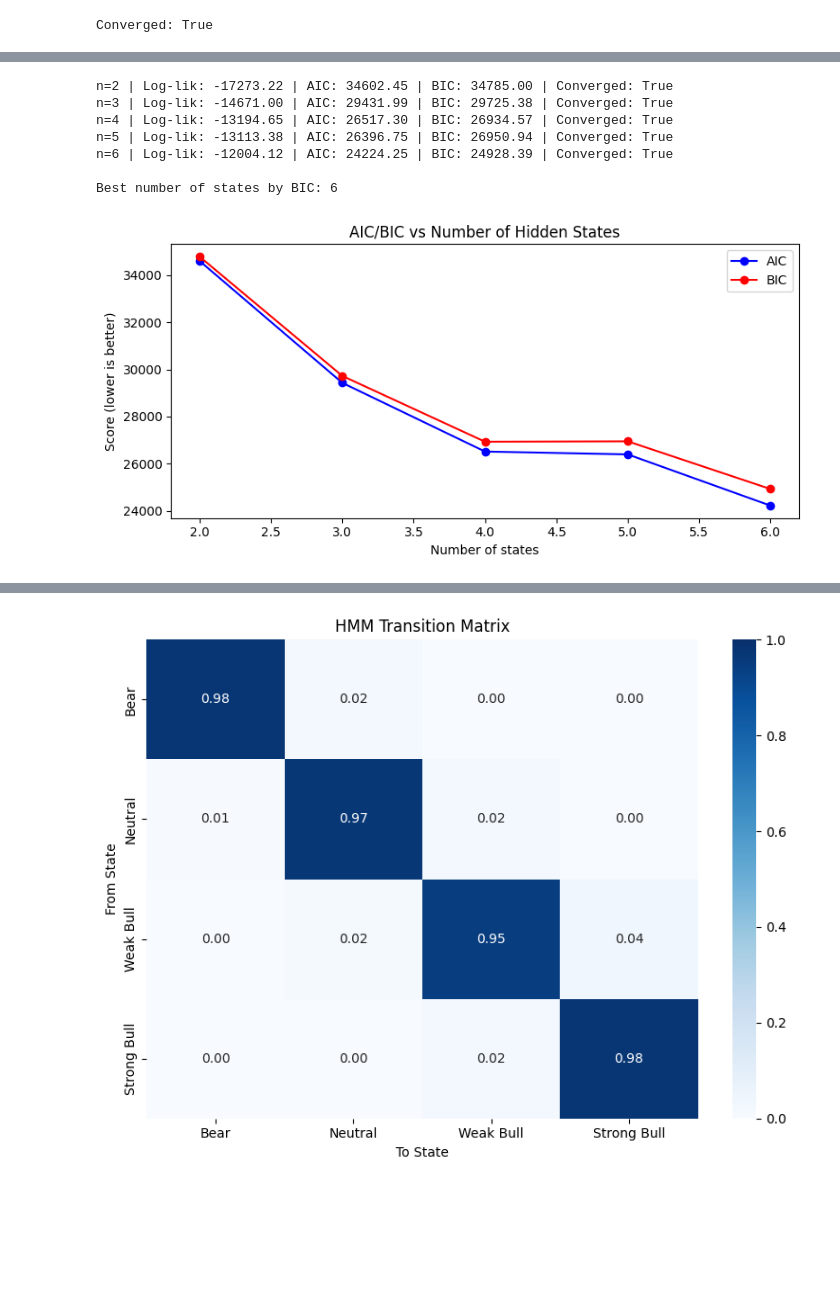
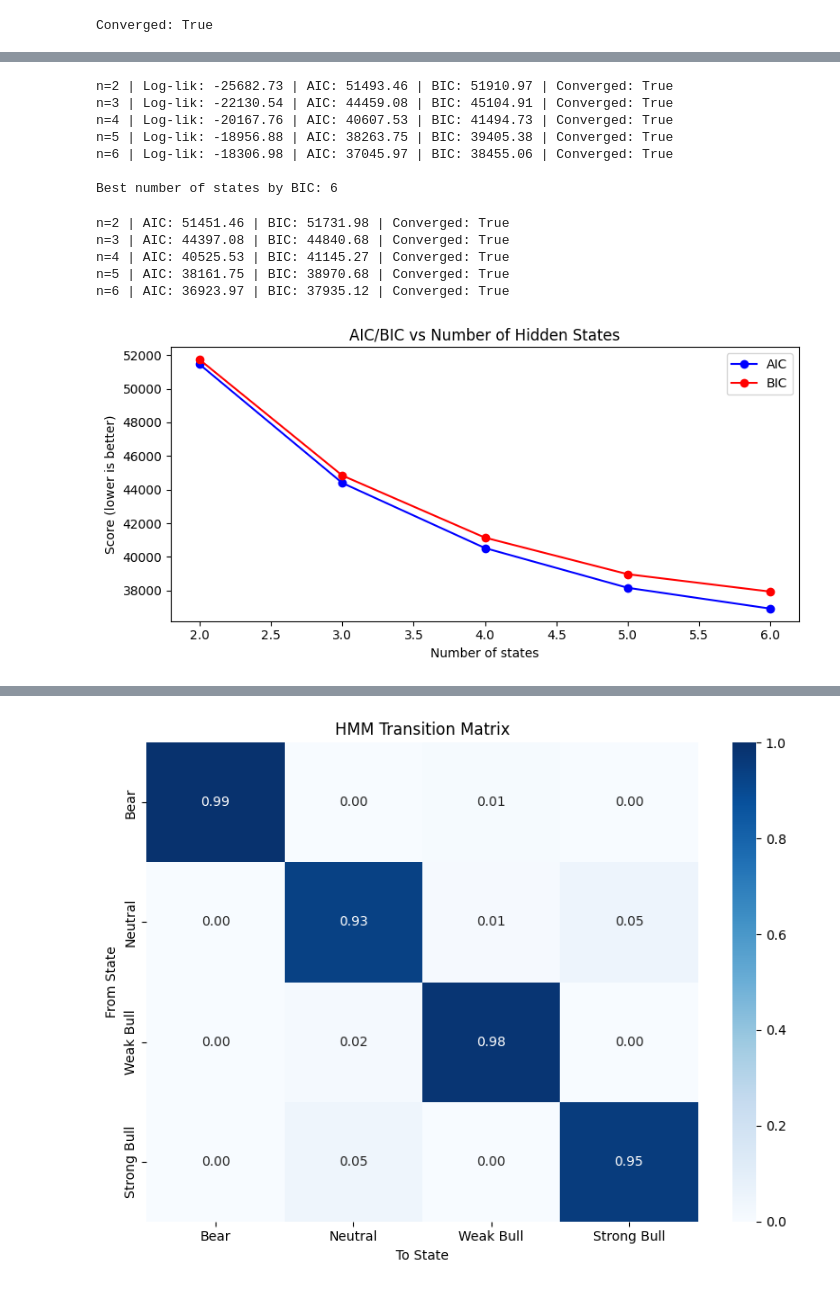
Before and after one commit to Bob1961113/hmm-regime-detection, a Jupyter notebook: notebooks/04_hmm_state_persistence.ipynb, the cells around one changed output, grey strips where cells are left out. Cells and saved outputs as stored; diff of their text form; code cells hidden in the pictures; blank space fills up the shorter version.

```diff
--- a/notebooks/04_hmm_state_persistence.ipynb
+++ b/notebooks/04_hmm_state_persistence.ipynb
@@ -8,19 +8,36 @@ import matplotlib.pyplot as plt
 import seaborn as sns
 # %%
 #Data (We use log returns)
-data = yf.download('SPY', start='2005-01-01', end='2025-01-01', auto_adjust=True)
+data = yf.download('SPY', start='2005-01-01', end='2026-01-01', auto_adjust=True)
 close = data['Close'].squeeze()
+open = data['Open'].squeeze()
 returns = np.log(close / close.shift(1)).dropna()
 
 rolling_vol = returns.rolling(20).std()
 
 momentum = returns.rolling(10).mean()
 
+long_momentum =returns.rolling(30).mean()
+
+overnight_gap = np.log(open / close.shift(1))
+
+rolling_max = close.rolling(252).max()
+drawdown = np.log(close / rolling_max)
+
+#TESTER MAYBE REMOVE
+volume = data['Volume'].squeeze()
+volume_ma = volume.rolling(20).mean()
+relative_volume = np.log(volume_ma / volume_ma.shift(1))
+
 #Rolling volatility (20 day window) + Momentum (10 day window)
 features = pd.DataFrame({
     'returns': returns,
     'volatility': rolling_vol,
-    'momentum': momentum
+    #'momentum': momentum,
+    'long_momentum': long_momentum,
+    'volume': relative_volume,
+    #'open_close': overnight_gap
+    'drawdown': drawdown
 }).dropna()
 
 print(f"Data loaded: {len(features)} trading days")
@@ -132,7 +163,7 @@ def compute_aic_bic(model, X):
 
     return aic, bic
 # %%
-results = []
+result = []
 all_scaled = scaler.transform(features)
 
 for n in range(2, 7):
@@ -141,32 +172,49 @@ for n in range(2, 7):
     m.fit(scaled_train)
 
     aic, bic = compute_aic_bic(m, all_scaled)
-    results.append((n, m.score(all_scaled), aic, bic, m.monitor_.converged))
+    result.append((n, m.score(all_scaled), aic, bic, m.monitor_.converged))
     print(f"n={n} | Log-lik: {m.score(all_scaled):.2f} | AIC: {aic:.2f} | BIC: {bic:.2f} | Converged: {m.monitor_.converged}")
 
-best_n = results[np.argmin([r[3] for r in results])][0]
+best_n = result[np.argmin([r[3] for r in result])][0]
 print(f"\nBest number of states by BIC: {best_n}")
 # %% [output]
-n=2 | Log-lik: -17273.22 | AIC: 34602.45 | BIC: 34785.00 | Converged: True
-n=3 | Log-lik: -14671.00 | AIC: 29431.99 | BIC: 29725.38 | Converged: True
-n=4 | Log-lik: -13194.65 | AIC: 26517.30 | BIC: 26934.57 | Converged: True
-n=5 | Log-lik: -13113.38 | AIC: 26396.75 | BIC: 26950.94 | Converged: True
-n=6 | Log-lik: -12004.12 | AIC: 24224.25 | BIC: 24928.39 | Converged: True
+n=2 | Log-lik: -25682.73 | AIC: 51493.46 | BIC: 51910.97 | Converged: True
+n=3 | Log-lik: -22130.54 | AIC: 44459.08 | BIC: 45104.91 | Converged: True
+n=4 | Log-lik: -20167.76 | AIC: 40607.53 | BIC: 41494.73 | Converged: True
+n=5 | Log-lik: -18956.88 | AIC: 38263.75 | BIC: 39405.38 | Converged: True
+n=6 | Log-lik: -18306.98 | AIC: 37045.97 | BIC: 38455.06 | Converged: True
 
 Best number of states by BIC: 6
+# %%
+results = []
+
+for n in range(2, 7):
+    m = GaussianHMM(n_components=n, covariance_type="full", n_iter=200, random_state=42)
+    m.fit(scaled_train)
+
+    aic = m.aic(all_scaled)
+    bic = m.bic(all_scaled)
+    results.append((n, aic, bic))
+    print(f"n={n} | AIC: {aic:.2f} | BIC: {bic:.2f} | Converged: {m.monitor_.converged}")
+# %% [output]
+n=2 | AIC: 51451.46 | BIC: 51731.98 | Converged: True
+n=3 | AIC: 44397.08 | BIC: 44840.68 | Converged: True
+n=4 | AIC: 40525.53 | BIC: 41145.27 | Converged: True
+n=5 | AIC: 38161.75 | BIC: 38970.68 | Converged: True
+n=6 | AIC: 36923.97 | BIC: 37935.12 | Converged: True
 # %%
-ns = [r[0] for r in results]
-aics = [r[2] for r in results]
-bics = [r[3] for r in results]
+ns   = [r[0] for r in results]
+aics = [r[1] for r in results]
+bics = [r[2] for r in results]
 
 plt.figure(figsize=(8, 4))
 plt.plot(ns, aics, 'o-', label='AIC', color='blue')
 plt.plot(ns, bics, 'o-', label='BIC', color='red')
 plt.xlabel('Number of states')
 plt.ylabel('Score (lower is better)')
 plt.title('AIC/BIC vs Number of Hidden States')
 plt.legend()
 plt.tight_layout()
 plt.show()
 # %% [output]
-[figure, old version]
+[figure, new version]
```
Also changed, not shown: parts of 11 cells of this notebook, 5 other files.
